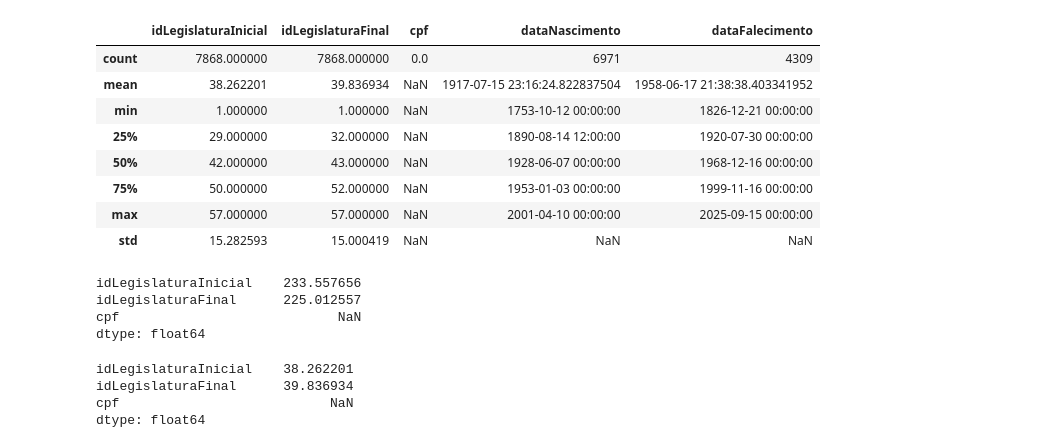
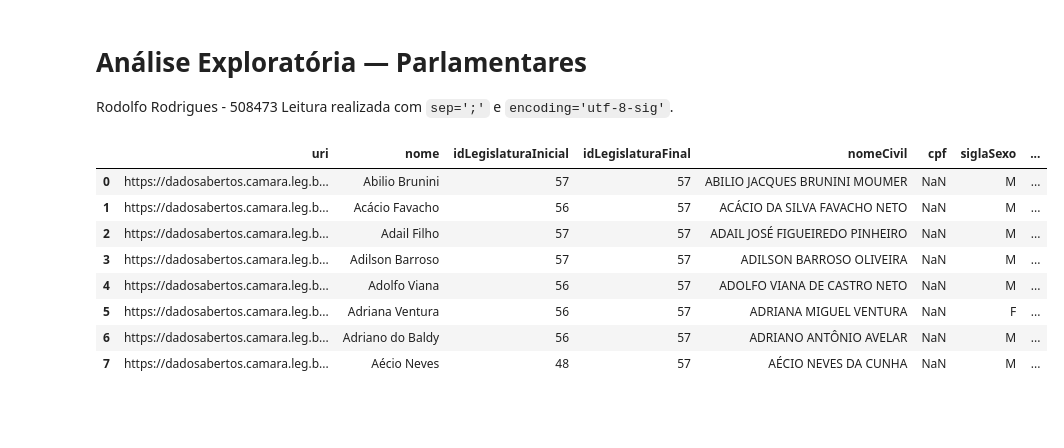
Before and after one commit to Gusthevo/Data-Science---Projects, a Jupyter notebook: notebooks/parlamentares.ipynb, the cells around one changed output. Saved outputs shown, nothing was run; the diff lists cells and outputs as text; code cells hidden in the pictures; blank space fills up the shorter version.

Commit message:
Analise do DATASET deputados.csv

```diff
--- a/notebooks/parlamentares.ipynb
+++ b/notebooks/parlamentares.ipynb
@@ -112,27 +1,25 @@ Name: nomeCivil, Length: 2078, dtype: string
-# %%
-base_parlamentares.describe()
-# %% [output]
-|  | idLegislaturaInicial | idLegislaturaFinal | cpf | dataNascimento | dataFalecimento |
-| count | 7868.000000 | 7868.000000 | 0.0 | 6971 | 4309 |
-| mean | 38.262201 | 39.836934 | NaN | 1917-07-15 23:16:24.822837504 | 1958-06-17 21:38:38.403341952 |
-| min | 1.000000 | 1.000000 | NaN | 1753-10-12 00:00:00 | 1826-12-21 00:00:00 |
-| 25% | 29.000000 | 32.000000 | NaN | 1890-08-14 12:00:00 | 1920-07-30 00:00:00 |
-| 50% | 42.000000 | 43.000000 | NaN | 1928-06-07 00:00:00 | 1968-12-16 00:00:00 |
-| 75% | 50.000000 | 52.000000 | NaN | 1953-01-03 00:00:00 | 1999-11-16 00:00:00 |
-| max | 57.000000 | 57.000000 | NaN | 2001-04-10 00:00:00 | 2025-09-15 00:00:00 |
-| std | 15.282593 | 15.000419 | NaN | NaN | NaN |
-# %%
-#Calcular variância
-base_parlamentares.var(numeric_only=True)
-# %% [output]
-idLegislaturaInicial    233.557656
-idLegislaturaFinal      225.012557
-cpf                            NaN
-dtype: float64
-# %%
-base_parlamentares.mean(numeric_only= True)
-# %% [output]
-idLegislaturaInicial    38.262201
-idLegislaturaFinal      39.836934
-cpf                           NaN
-dtype: float64
+# %% [markdown]
+
+# Análise Exploratória — Parlamentares
+Rodolfo Rodrigues - 508473
+Leitura realizada com `sep=';'` e `encoding='utf-8-sig'`.
+# %%
+
+import pandas as pd
+from pathlib import Path
+import matplotlib.pyplot as plt
+plt.rcParams['figure.figsize'] = (10,4)
+DATA = Path('../data/deputados.csv')
+df = pd.read_csv(DATA, sep=';', encoding='utf-8-sig', engine='python')
+df.columns = [c.strip() for c in df.columns]
+df.head(8)
+# %% [output]
+|  | uri | nome | idLegislaturaInicial | idLegislaturaFinal | nomeCivil | cpf | siglaSexo | ... |
+| 0 | https://dadosabertos.camara.leg.b... | Abilio Brunini | 57 | 57 | ABILIO JACQUES BRUNINI MOUMER | NaN | M | ... |
+| 1 | https://dadosabertos.camara.leg.b... | Acácio Favacho | 56 | 57 | ACÁCIO DA SILVA FAVACHO NETO | NaN | M | ... |
+| 2 | https://dadosabertos.camara.leg.b... | Adail Filho | 57 | 57 | ADAIL JOSÉ FIGUEIREDO PINHEIRO | NaN | M | ... |
+| 3 | https://dadosabertos.camara.leg.b... | Adilson Barroso | 57 | 57 | ADILSON BARROSO OLIVEIRA | NaN | M | ... |
+| 4 | https://dadosabertos.camara.leg.b... | Adolfo Viana | 56 | 57 | ADOLFO VIANA DE CASTRO NETO | NaN | M | ... |
+| 5 | https://dadosabertos.camara.leg.b... | Adriana Ventura | 56 | 57 | ADRIANA MIGUEL VENTURA | NaN | F | ... |
+| 6 | https://dadosabertos.camara.leg.b... | Adriano do Baldy | 56 | 57 | ADRIANO ANTÔNIO AVELAR | NaN | M | ... |
+| 7 | https://dadosabertos.camara.leg.b... | Aécio Neves | 48 | 57 | AÉCIO NEVES DA CUNHA | NaN | M | ... |
```
Also changed, not shown: parts of 24 cells of this notebook, 3 other files.
